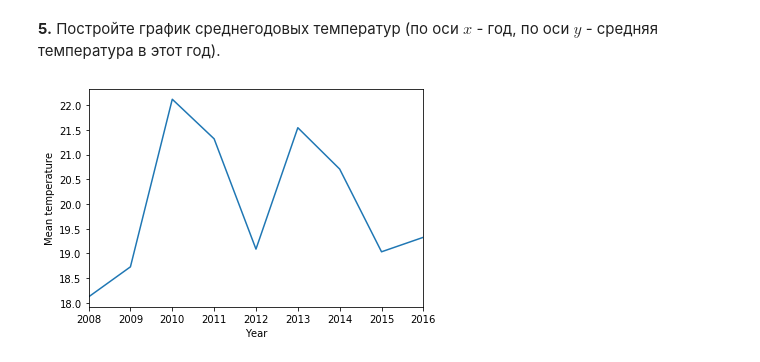
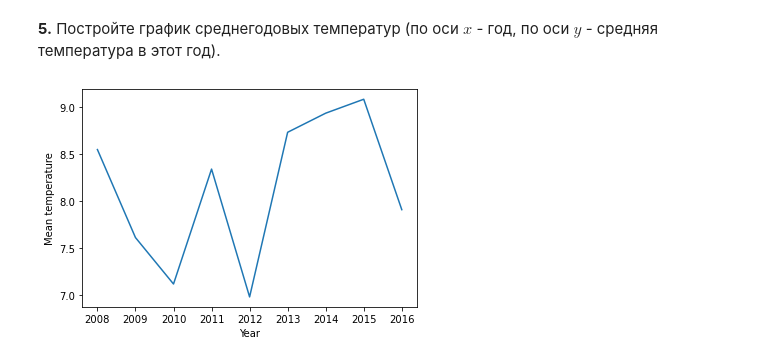
Before and after one commit to lissrbay/dc_tasks, a Jupyter notebook: Task_3.ipynb, the cells around one changed output. Cells and saved outputs as stored; diff of their text form; code cells hidden in the pictures.

Commit message:
Add task 4 solution, fix method check_inv and mean temperature plot.

```diff
--- a/Task_3.ipynb
+++ b/Task_3.ipynb
@@ -54,9 +54,10 @@ pd.to_datetime(df[df.del_t == max_t].Day.values[0]).strftime('%Y.%m.%d')
 # %% [markdown]
 **5.** Постройте график среднегодовых температур (по оси $x$ - год, по оси $y$ - средняя температура в этот год).
 # %%
+mean_ts = df.groupby(['year']).t.mean()
 mean_ts.plot()
 plt.xlabel("Year")
 plt.ylabel("Mean temperature")
 plt.show()
 # %% [output]
-[figure, old version]
+[figure, new version]
```
Also changed, not shown: 2 other files.
